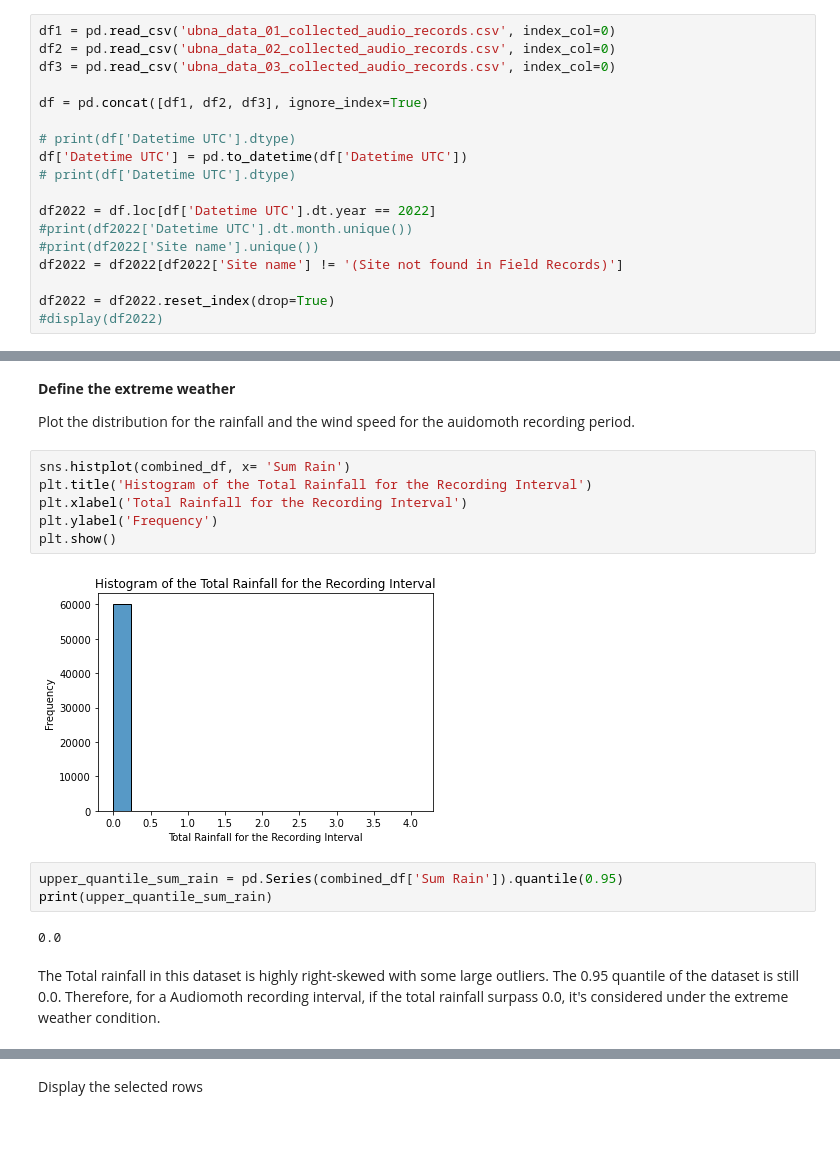
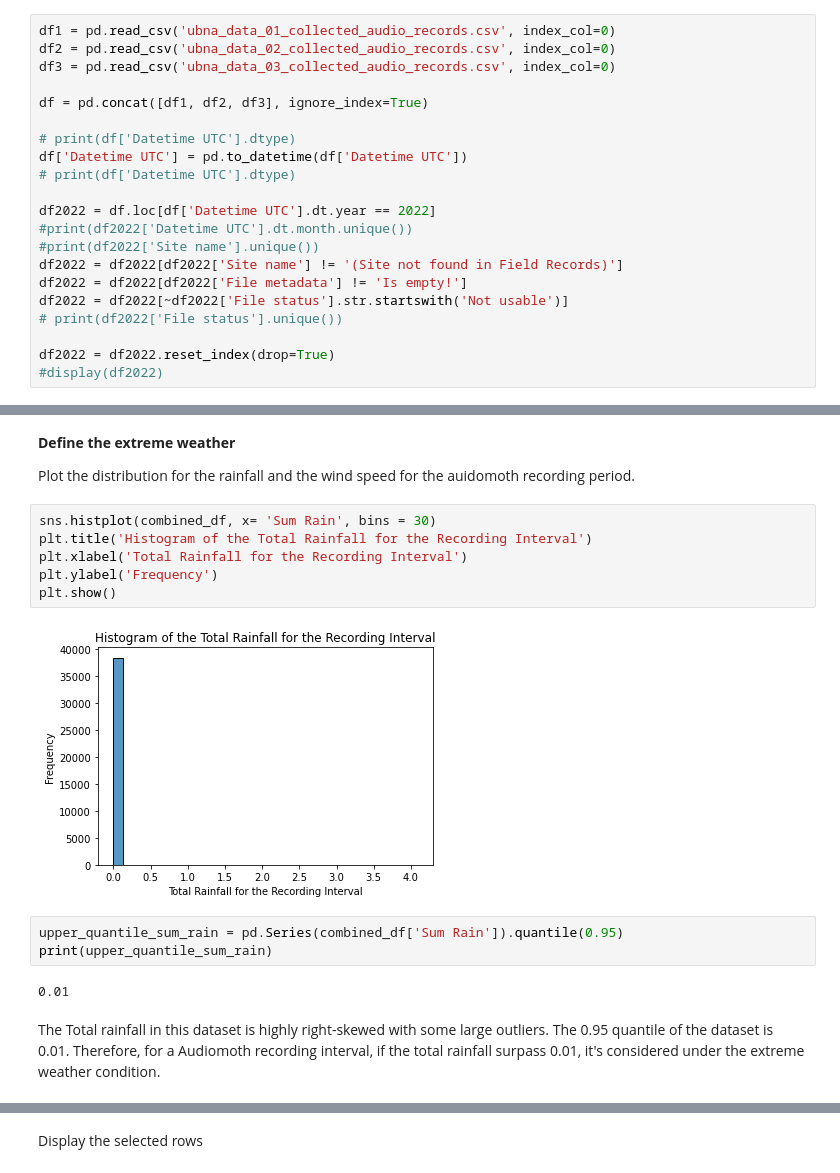
Before and after one commit to uw-echospace/bat-detector-validation, a Jupyter notebook: data/randomization/randomization-with-weather.ipynb, the cells around one changed output, grey strips where cells are left out. Drawn from its saved outputs; the diff is of its cells as text; blank space fills up the shorter version.

Commit message:
refine the code by filterng out the empty file rows

```diff
--- a/data/randomization/randomization-with-weather.ipynb
+++ b/data/randomization/randomization-with-weather.ipynb
@@ -30,6 +30,9 @@ df2022 = df.loc[df['Datetime UTC'].dt.year == 2022]
 #print(df2022['Datetime UTC'].dt.month.unique())
 #print(df2022['Site name'].unique())
 df2022 = df2022[df2022['Site name'] != '(Site not found in Field Records)']
+df2022 = df2022[df2022['File metadata'] != 'Is empty!']
+df2022 = df2022[~df2022['File status'].str.startswith('Not usable')]
+# print(df2022['File status'].unique())
 
 df2022 = df2022.reset_index(drop=True)
 #display(df2022)
@@ -107,20 +110,20 @@ combined_df = pd.merge(df2022, save_mean, on='Datetime UTC')
 
 Plot the distribution for the rainfall and the wind speed for the auidomoth recording period.
 # %%
-sns.histplot(combined_df, x= 'Sum Rain')
+sns.histplot(combined_df, x= 'Sum Rain', bins = 30)
 plt.title('Histogram of the Total Rainfall for the Recording Interval')
 plt.xlabel('Total Rainfall for the Recording Interval')
 plt.ylabel('Frequency')
 plt.show()
 # %% [output]
-[figure, old version]
+[figure, new version]
 # %%
 upper_quantile_sum_rain = pd.Series(combined_df['Sum Rain']).quantile(0.95)
 print(upper_quantile_sum_rain)
 # %% [output]
-0.0
+0.01
 # %% [markdown]
-The Total rainfall in this dataset is highly right-skewed with some large outliers. The 0.95 quantile of the dataset is still 0.0. Therefore, for a Audiomoth recording interval, if the total rainfall surpass 0.0, it's considered under the extreme weather condition.
+The Total rainfall in this dataset is highly right-skewed with some large outliers. The 0.95 quantile of the dataset is 0.01. Therefore, for a Audiomoth recording interval, if the total rainfall surpass 0.01, it's considered under the extreme weather condition.
 # %%
 sns.histplot(combined_df, x= 'Mean Wind Speed', bins = 30)
 plt.title('Histogram of the Mean Wind Speed for the Recording Interval')
```
Also changed, not shown: parts of 8 cells of this notebook, 1 other file.
